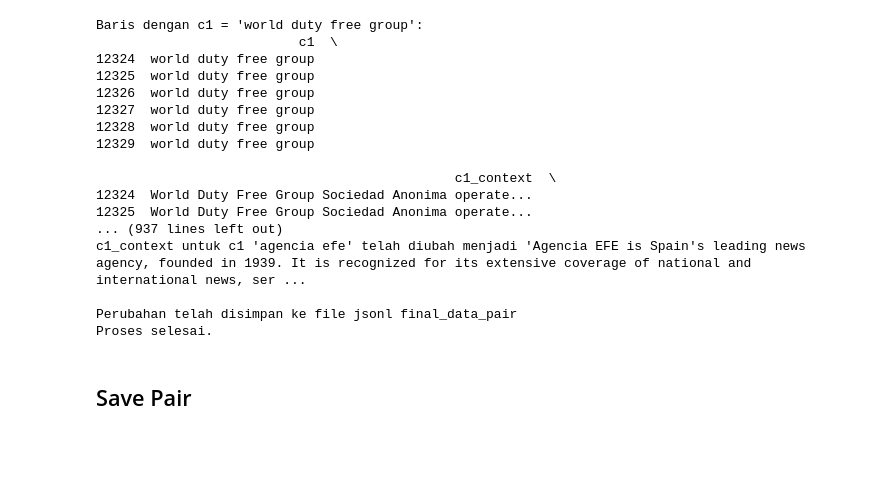
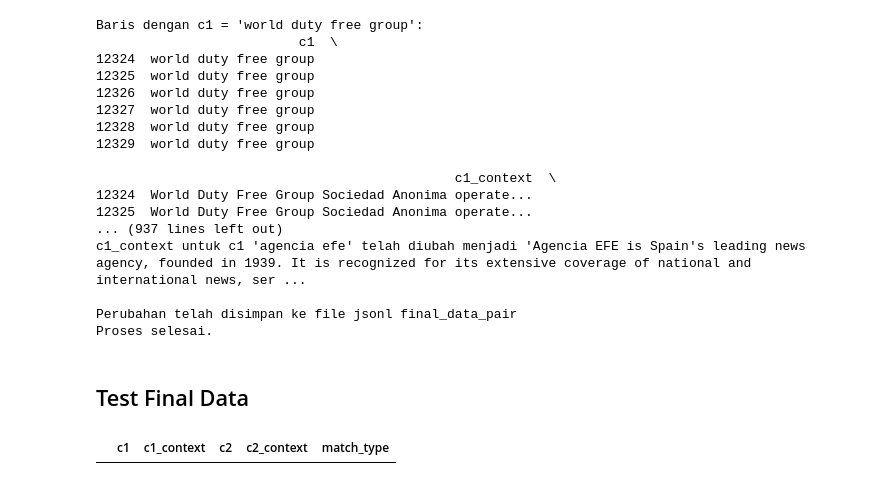
Before and after one commit to fauzanrrizky/repository-tugas-akhir, a Jupyter notebook: script/data_cleaning.ipynb, the cells around one changed output. Drawn from its saved outputs; the diff is of its cells as text; code cells hidden in the pictures; blank space fills up the shorter version.

```diff
--- a/script/data_cleaning.ipynb
+++ b/script/data_cleaning.ipynb
@@ -115,5 +115,3 @@ c1_context untuk c1 'agencia efe' telah diubah menjadi 'Agencia EFE is Spain's l
 
 Perubahan telah disimpan ke file jsonl final_data_pair
 Proses selesai.
-# %% [markdown]
-## Save Pair
@@ -121,0 +118,10 @@ nonpair_temp.to_json('../data/data_context/final_data_pair.jsonl', orient='recor
+# %% [markdown]
+## Test Final Data
+# %%
+data_all = pd.read_json('../data/final_data/data_all.jsonl', lines=True)
+
+# Check apakah masih ada context yang sama dalam 1 line
+filtered_df = data_all[data_all['c1_context'] == data_all['c2_context']]
+filtered_df
+# %% [output]
+|  | c1 | c1_context | c2 | c2_context | match_type |
```
Also changed, not shown: parts of 1 cell of this notebook, 3 other files.
